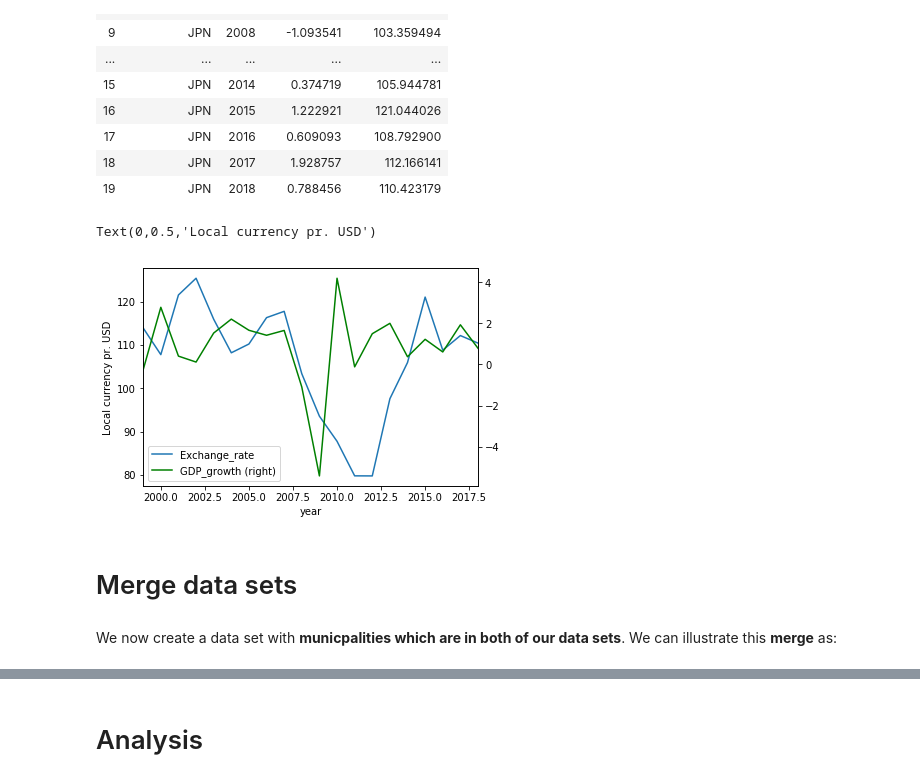
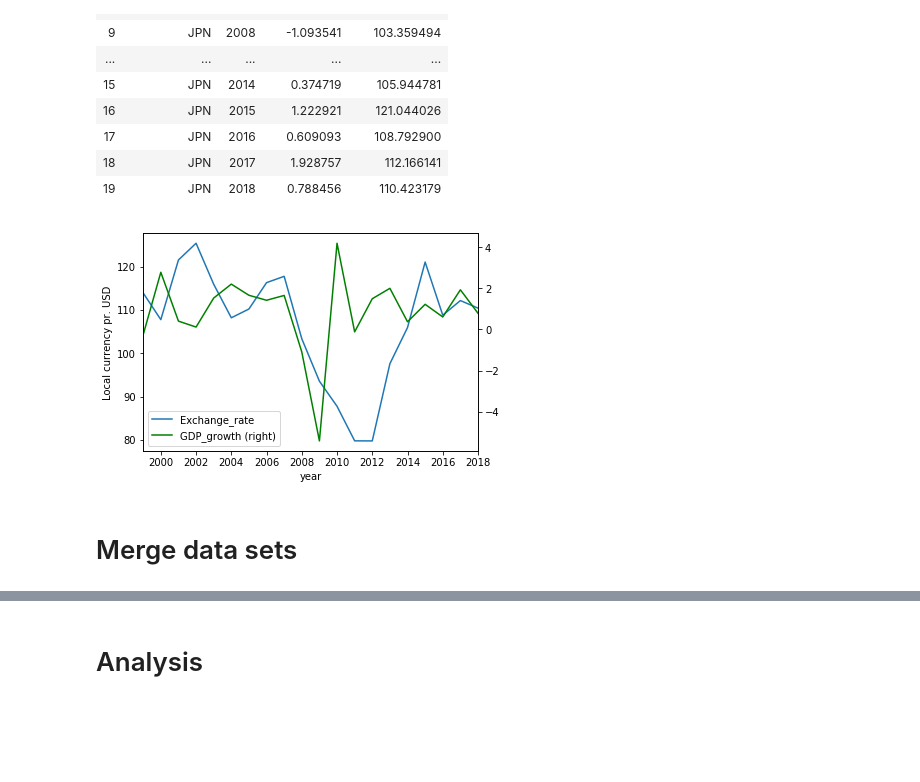
Before and after one commit to NumEconCopenhagen/projects-2020-matrixgymnasterne, a Jupyter notebook: dataproject/dataproject.ipynb, the cells around one changed output, grey strips where cells are left out. Drawn from its saved outputs; the diff is of its cells as text; code cells hidden in the pictures; blank space fills up the shorter version.

```diff
--- a/dataproject/dataproject.ipynb
+++ b/dataproject/dataproject.ipynb
@@ -203,14 +205,13 @@ mergedJPN.head(1000)
 # %%
 #A plot of the Japanese exchange rate as well as GDP growth in percent is made
 ax=plt.gca()
+
 mergedJPN.plot(x='year', y='Exchange_rate', ax=ax)
 mergedJPN.plot(x='year', y='GDP_growth', ax=ax, secondary_y=True, style='g')
 ax.set_ylabel("Local currency pr. USD")
+ax.xaxis.set_major_locator(MaxNLocator(integer=True))
 # %% [output]
-Text(0,0.5,'Local currency pr. USD')
-[figure, old version]
+[figure, new version]
 # %% [markdown]
 # Merge data sets
-# %% [markdown]
-We now create a data set with **municpalities which are in both of our data sets**. We can illustrate this **merge** as:
 # %%
```
Also changed, not shown: parts of 10 cells of this notebook.
